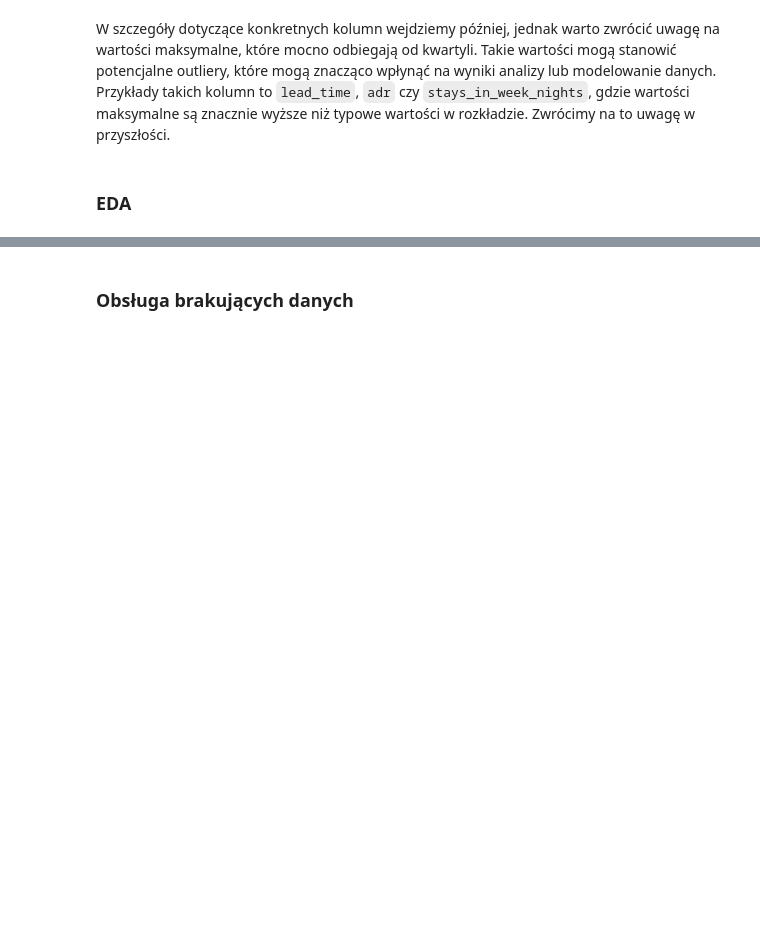
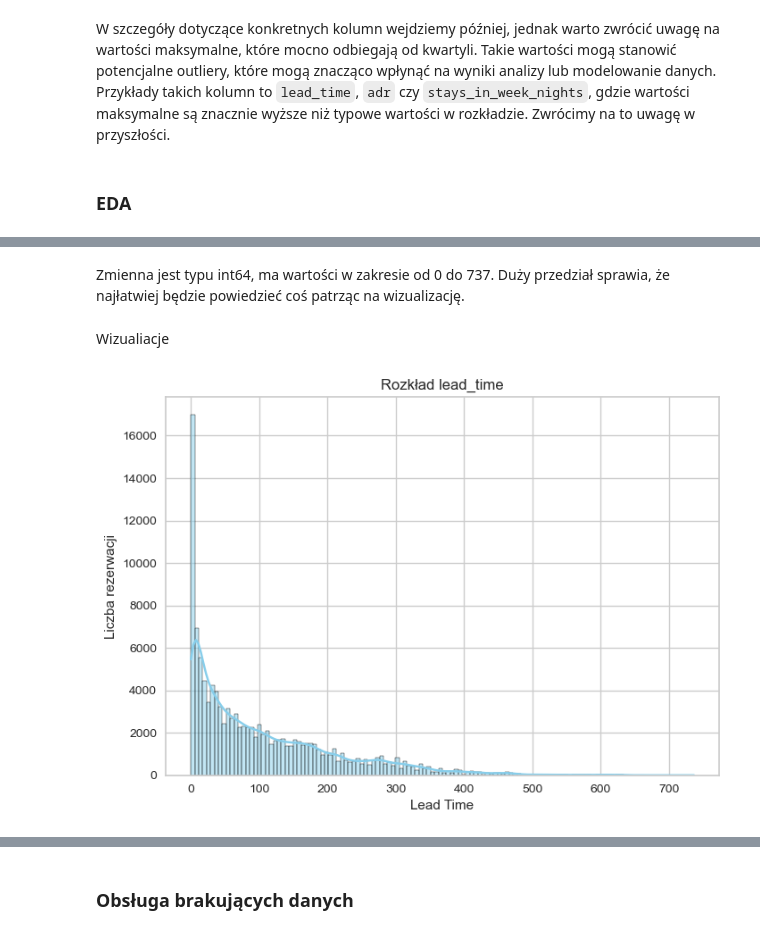
Before and after one commit to SzymonMak/HotelBookingsDataAnalysis, a Jupyter notebook: final_analysis.ipynb, the cells around one changed output, grey strips where cells are left out. Cells and saved outputs as stored; diff of their text form; code cells hidden in the pictures; blank space fills up the shorter version.

```diff
--- a/final_analysis.ipynb
+++ b/final_analysis.ipynb
@@ -112,0 +150,12 @@ W szczegóły dotyczące konkretnych kolumn wejdziemy później, jednak warto zw
+# %% [markdown]
+Zmienna jest typu int64, ma wartości w zakresie od 0 do 737. Duży przedział sprawia, że najłatwiej będzie powiedzieć coś patrząc na wizualizację.
+# %% [markdown]
+Wizualiacje
+# %%
+sns.histplot(dane['lead_time'], kde=True, color='skyblue')
+plt.title("Rozkład lead_time")
+plt.xlabel("Lead Time")
+plt.ylabel("Liczba rezerwacji")
+plt.show()
+# %% [output]
+[figure, added]
```
Also changed, not shown: parts of 63 cells of this notebook, 3 other files.
